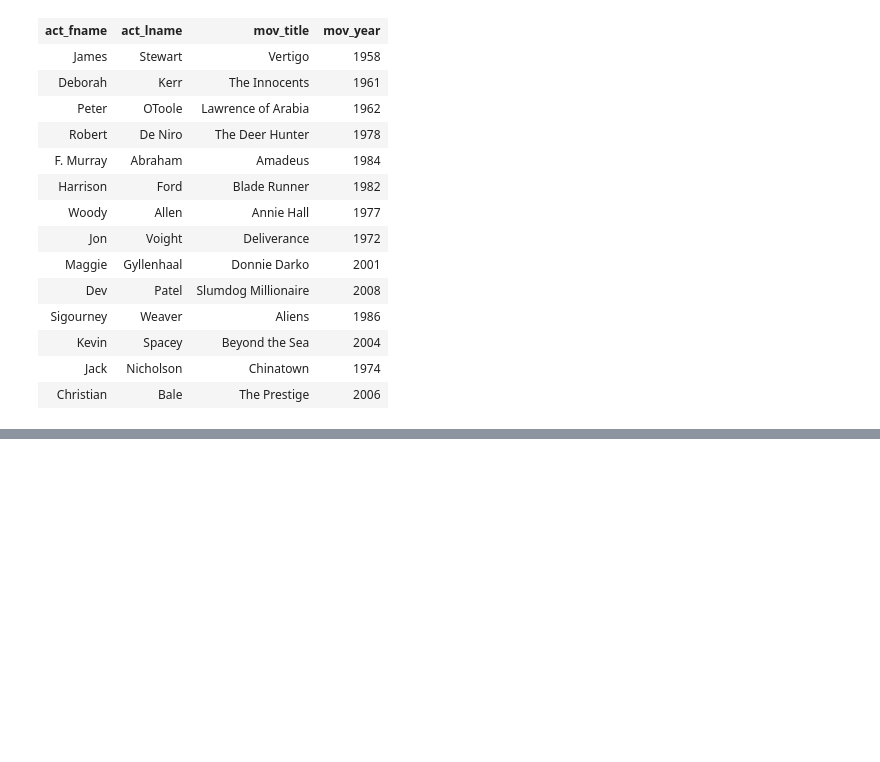
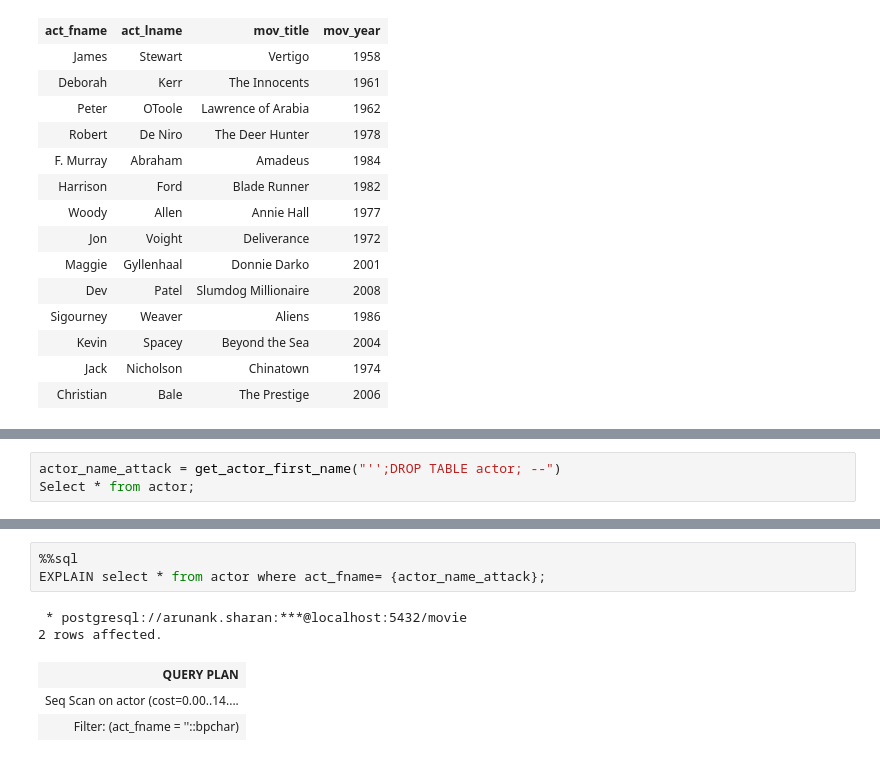
Before and after one commit to arunanksharan/DBMS, a Jupyter notebook: SQL_in_Jupyter_Movie.ipynb, the cells around one changed output, grey strips where cells are left out. Cells and saved outputs as stored; diff of their text form; blank space fills up the shorter version.

```diff
--- a/SQL_in_Jupyter_Movie.ipynb
+++ b/SQL_in_Jupyter_Movie.ipynb
@@ -551,0 +622,3 @@ WHERE mov_year NOT BETWEEN 1990 and 2000;
+# %%
+actor_name_attack = get_actor_first_name("'';DROP TABLE actor; --")
+Select * from actor;
@@ -551,0 +629,9 @@ WHERE mov_year NOT BETWEEN 1990 and 2000;
+# %%
+%%sql
+EXPLAIN select * from actor where act_fname= {actor_name_attack};
+# %% [output]
+ * postgresql://arunank.sharan:***@localhost:5432/movie
+2 rows affected.
+| QUERY PLAN |
+| Seq Scan on actor (cost=0.00..14.... |
+| Filter: (act_fname = ''::bpchar) |
```
Also changed, not shown: parts of 91 cells of this notebook.
